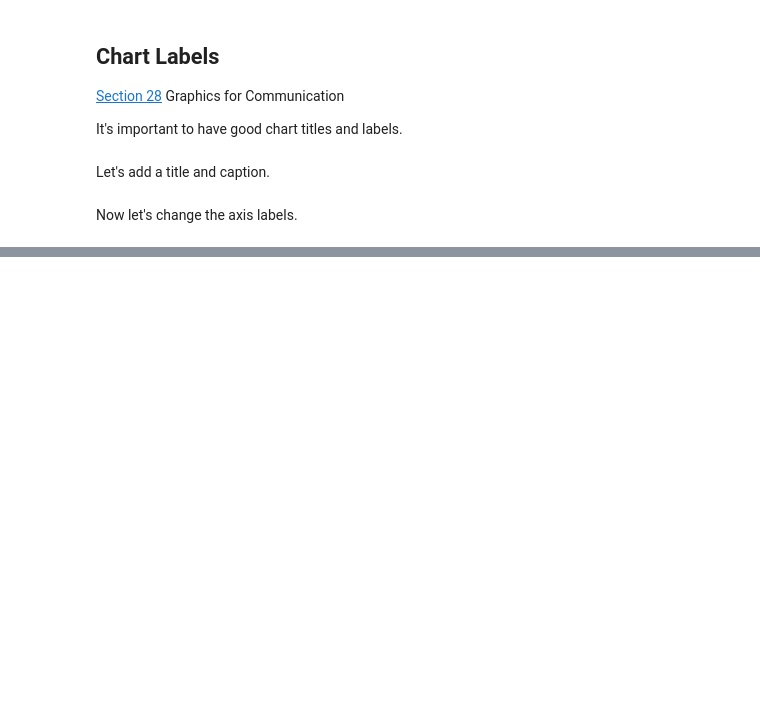
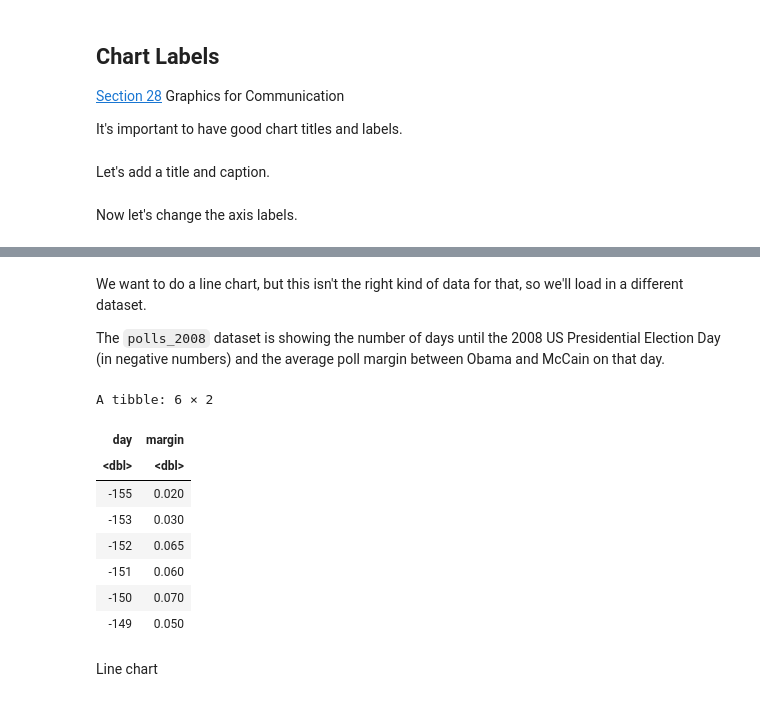
Before and after one commit to choudhurym/assignments, a Jupyter notebook: CS800_Week_06_RTutorial.ipynb, the cells around one changed output, grey strips where cells are left out. Saved outputs shown, nothing was run; the diff lists cells and outputs as text; code cells hidden in the pictures; blank space fills up the shorter version.

```diff
--- a/CS800_Week_06_RTutorial.ipynb
+++ b/CS800_Week_06_RTutorial.ipynb
@@ -223,0 +311,18 @@ charts
+# %% [markdown]
+We want to do a line chart, but this isn't the right kind of data for that, so we'll load in a different dataset.
+
+The `polls_2008` dataset is showing the number of days until the 2008 US Presidential Election Day (in negative numbers) and the average poll margin between Obama and McCain on that day.
+# %%
+head(polls_2008)
+# %% [output]
+A tibble: 6 × 2
+| day | margin |
+| <dbl> | <dbl> |
+| -155 | 0.020 |
+| -153 | 0.030 |
+| -152 | 0.065 |
+| -151 | 0.060 |
+| -150 | 0.070 |
+| -149 | 0.050 |
+# %% [markdown]
+Line chart
```
Also changed, not shown: parts of 18 cells of this notebook.
